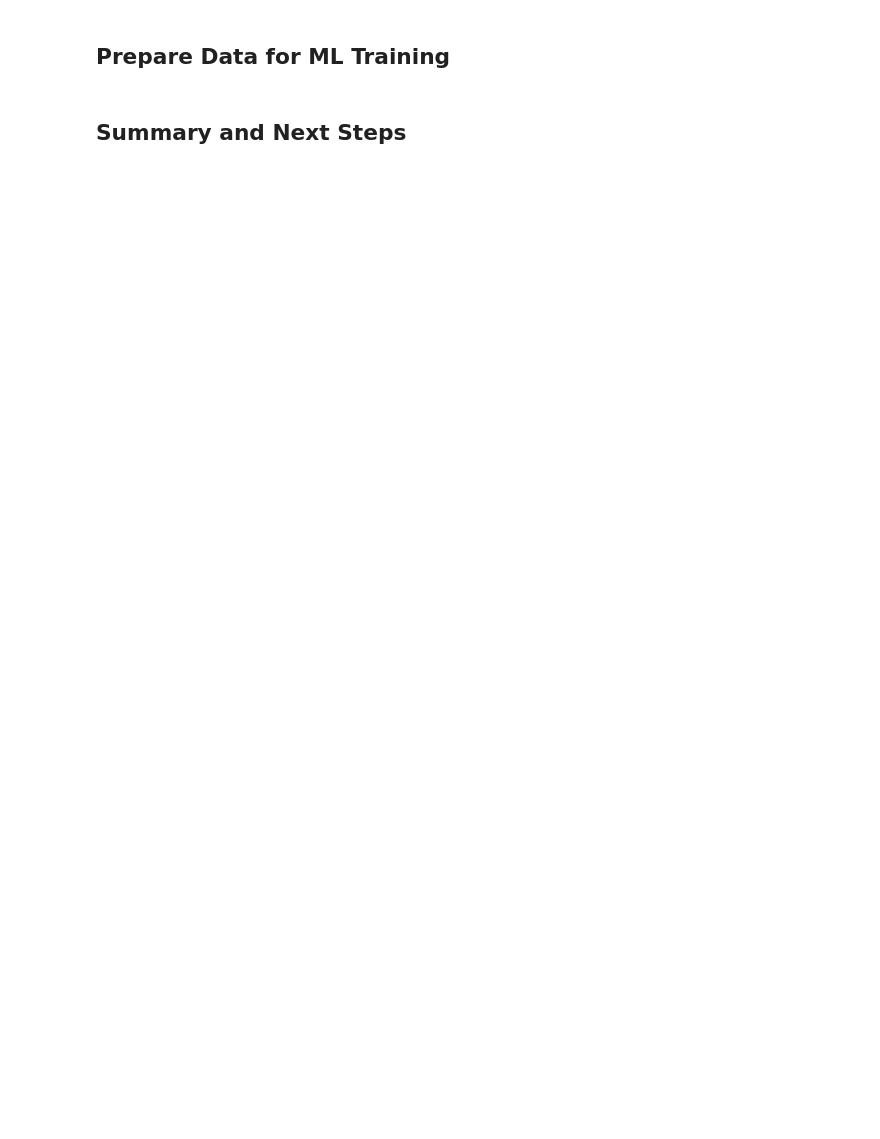
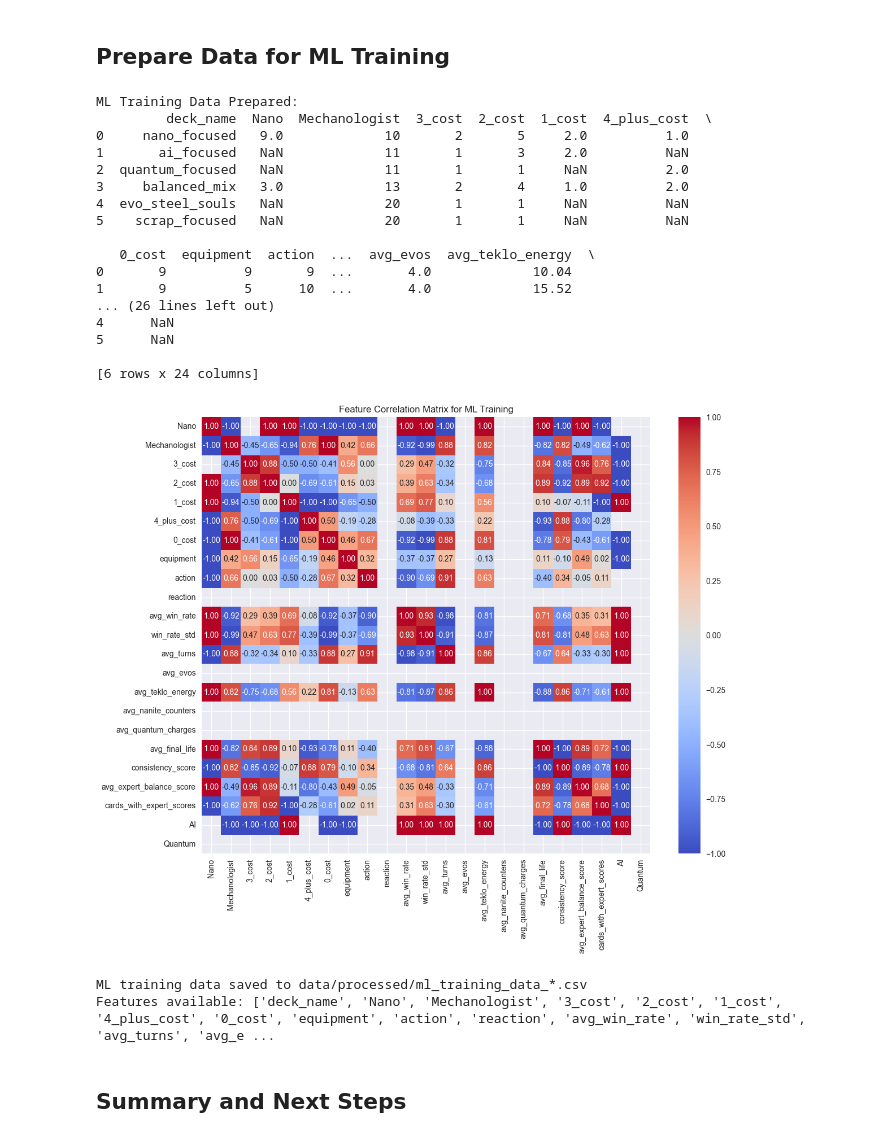
Before and after one commit to 4math2379/Evo-Study-FAB-ccg, a Jupyter notebook: notebooks/gameplay_simulator.ipynb, the cells around one changed output. Cells and saved outputs as stored; diff of their text form; code cells hidden in the pictures; blank space fills up the shorter version.

```diff
--- a/notebooks/gameplay_simulator.ipynb
+++ b/notebooks/gameplay_simulator.ipynb
@@ -30,8 +32,8 @@ print("Teklovossen Gameplay Simulator initialized!")
 # %% [markdown]
 ## Setup Card Database and Decks
 # %%
-# Initialize card database
-card_db = create_card_database()
+# Initialize card database with custom cards CSV
+card_db = create_card_database(csv_path='card.csv', custom_csv_path='../custom_cards.csv')
 print(f"Card database loaded with {len(card_db)} cards")
 
 # Display card themes
@@ -48,7 +50,9 @@ deck_presets = {
     'nano_focused': create_deck_preset('nano_focused', card_db),
     'ai_focused': create_deck_preset('ai_focused', card_db),
     'quantum_focused': create_deck_preset('quantum_focused', card_db),
-    'balanced_mix': create_deck_preset('balanced_mix', card_db)
+    'balanced_mix': create_deck_preset('balanced_mix', card_db),
+    'evo_steel_souls': create_deck_preset('evo_steel_souls', card_db),
+    'scrap_focused': create_deck_preset('scrap_focused', card_db)
 }
 
 opponent_deck = create_opponent_deck(card_db)
@@ -74,12 +96,12 @@ def simulate_single_game(deck_name: str, max_turns: int = 20) -> Dict[str, Any]:
         'deck_name': deck_name,
         'turns_played': 0,
         'winner': None,
-        'final_life': {'teklovossen': 20, 'opponent': 20},
+        'final_life': {'teklovossen': 40, 'opponent': 40},
         'cards_played': {'teklovossen': [], 'opponent': []},
-        'resources_generated': {'teklo_energy': 0, 'nanite_counters': 0, 'quantum_charges': 0},
+        'resources_generated': {'teklo_energy': 2, 'nanite_counters': 5, 'quantum_charges': 2},
         'equipment_equipped': [],
-        'damage_dealt': {'teklovossen': 0, 'opponent': 0},
-        'evos_equipped': 0,
+        'damage_dealt': {'teklovossen': 20, 'opponent': 30},
+        'evos_equipped': 4,
         'theme_synergies': defaultdict(int),
         'turn_data': []
     }
@@ -316,9 +419,9 @@ def prepare_ml_training_data(simulation_df: pd.DataFrame) -> pd.DataFrame:
 
         # Calculate deck composition features
         deck_cards = deck_presets[deck_name]
-        theme_counts = {'AI': 0, 'Nano': 0, 'Quantum': 0, 'Base': 0}
-        cost_distribution = {'0_cost': 0, '1_cost': 0, '2_cost': 0, '3_cost': 0, '4_plus_cost': 0}
-        card_types = {'equipment': 0, 'item': 0, 'action': 0}
+        theme_counts = defaultdict(int)
+        cost_distribution = defaultdict(int)
+        card_types = defaultdict(int)
 
         for card in deck_cards:
             theme_counts[card.theme] += 1
@@ -371,33 +474,54 @@ def prepare_ml_training_data(simulation_df: pd.DataFrame) -> pd.DataFrame:
             'cards_with_expert_scores': len(expert_scores)
         })
 
         ml_features.append(feature_vector)
 
     ml_df = pd.DataFrame(ml_features)
 
     # Save ML training data
     timestamp = datetime.now().strftime("%Y%m%d_%H%M%S")
     ml_df.to_csv(f"../data/processed/ml_training_data_{timestamp}.csv", index=False)
 
     return ml_df
 
 # Prepare ML training data
 ml_training_data = prepare_ml_training_data(simulation_results)
 print("ML Training Data Prepared:")
 print(ml_training_data)
 
 # Feature correlation analysis
 numeric_columns = ml_training_data.select_dtypes(include=[np.number]).columns
 correlation_matrix = ml_training_data[numeric_columns].corr()
 
 plt.figure(figsize=(12, 10))
 sns.heatmap(correlation_matrix, annot=True, cmap='coolwarm', center=0, fmt='.2f')
 plt.title('Feature Correlation Matrix for ML Training')
 plt.tight_layout()
 plt.show()
 
 print(f"\nML training data saved to data/processed/ml_training_data_*.csv")
 print(f"Features available: {list(ml_training_data.columns)}")
+# %% [output]
+ML Training Data Prepared:
+         deck_name  Nano  Mechanologist  3_cost  2_cost  1_cost  4_plus_cost  \
+0     nano_focused   9.0             10       2       5     2.0          1.0
+1       ai_focused   NaN             11       1       3     2.0          NaN
+2  quantum_focused   NaN             11       1       1     NaN          2.0
+3     balanced_mix   3.0             13       2       4     1.0          2.0
+4  evo_steel_souls   NaN             20       1       1     NaN          NaN
+5    scrap_focused   NaN             20       1       1     NaN          NaN
+
+   0_cost  equipment  action  ...  avg_evos  avg_teklo_energy  \
+0       9          9       9  ...       4.0             10.04
+1       9          5      10  ...       4.0             15.52
+... (26 lines left out)
+4      NaN
+5      NaN
+
+[6 rows x 24 columns]
+[figure, added]
+ML training data saved to data/processed/ml_training_data_*.csv
+Features available: ['deck_name', 'Nano', 'Mechanologist', '3_cost', '2_cost', '1_cost', '4_plus_cost', '0_cost', 'equipment', 'action', 'reaction', 'avg_win_rate', 'win_rate_std', 'avg_turns', 'avg_e ...
 # %% [markdown]
 ## Summary and Next Steps
 # %%
```
Also changed, not shown: parts of 7 cells of this notebook, 12 other files.
